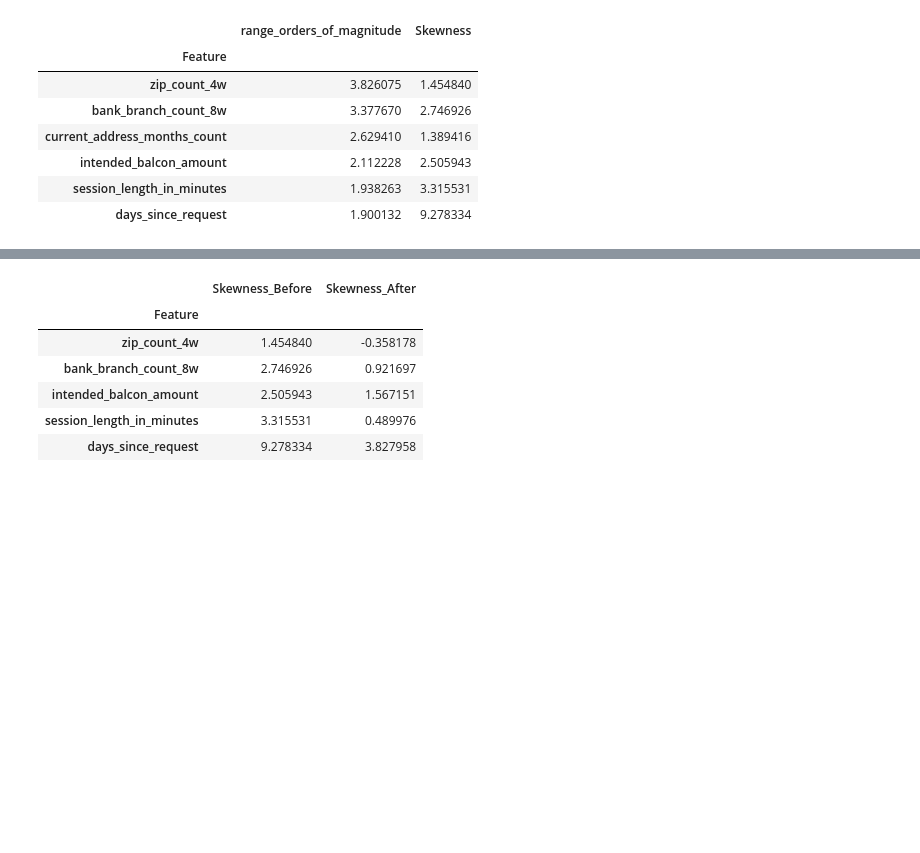
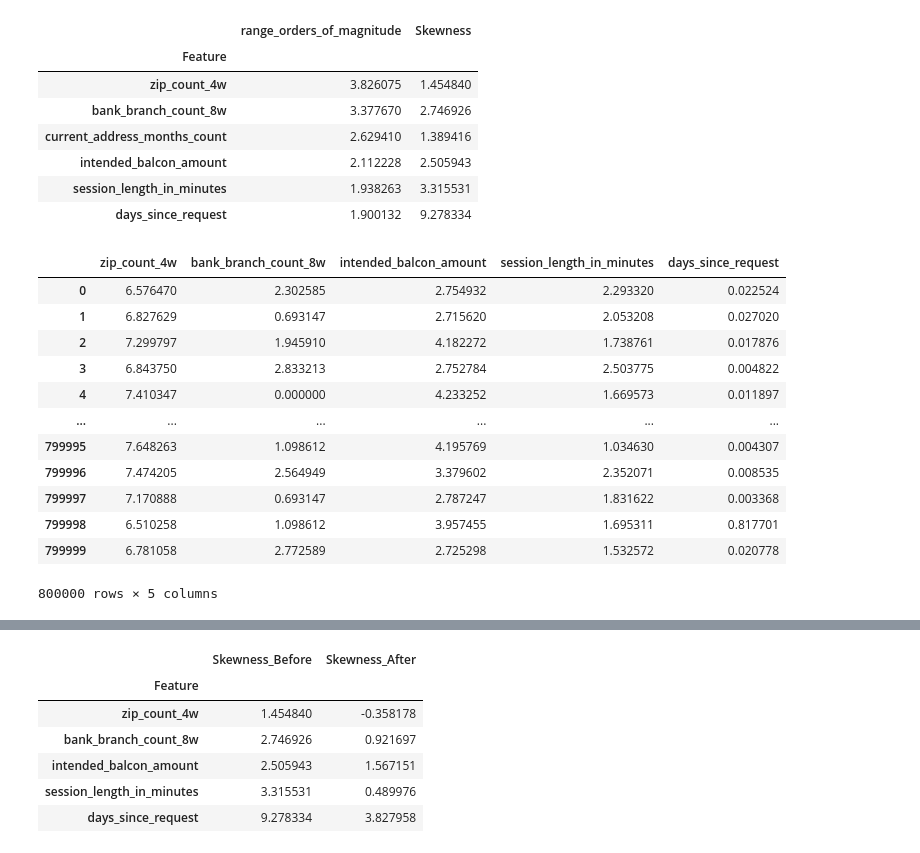
Before and after one commit to jonnywong288/bank-account-fraud, a Jupyter notebook: feature_engineering.ipynb, the cells around one changed output, grey strips where cells are left out. Saved outputs shown, nothing was run; the diff lists cells and outputs as text; code cells hidden in the pictures; blank space fills up the shorter version.

```diff
--- a/feature_engineering.ipynb
+++ b/feature_engineering.ipynb
@@ -194,10 +194,35 @@ for i in to_transform:
     else:
         feature_shifts[i] = 0
 
+# for edge case transformation of test set
+def transform_below_one(x, scale_factor=5):
+    return np.exp((x - 1) / scale_factor)
+
 # log transformations
 for i in to_transform:
     # on training set
     X_train[i] = np.log(X_train[i] + feature_shifts[i])
 
     # on test set using feature shifts defined by training set
-    X_test[i] = np.log(X_test[i] + feature_shifts[i])
+    if feature_shifts[i] == 0:
+        test_pre_log = list(map(lambda x: transform_below_one(x, 5) if x <= 0 else x, X_test[i]))
+    else:
+        test_pre_log = X_test[i] + feature_shifts[i]
+        test_pre_log = list(map(lambda x: transform_below_one(x, 5) if x < 1 else x, test_pre_log))
+    X_test[i] = np.log(test_pre_log)
+# %%
+X_train[to_transform]
+# %% [output]
+|  | zip_count_4w | bank_branch_count_8w | intended_balcon_amount | session_length_in_minutes | days_since_request |
+| 0 | 6.576470 | 2.302585 | 2.754932 | 2.293320 | 0.022524 |
+| 1 | 6.827629 | 0.693147 | 2.715620 | 2.053208 | 0.027020 |
+| 2 | 7.299797 | 1.945910 | 4.182272 | 1.738761 | 0.017876 |
+| 3 | 6.843750 | 2.833213 | 2.752784 | 2.503775 | 0.004822 |
+| 4 | 7.410347 | 0.000000 | 4.233252 | 1.669573 | 0.011897 |
+| ... | ... | ... | ... | ... | ... |
+| 799995 | 7.648263 | 1.098612 | 4.195769 | 1.034630 | 0.004307 |
+| 799996 | 7.474205 | 2.564949 | 3.379602 | 2.352071 | 0.008535 |
+| 799997 | 7.170888 | 0.693147 | 2.787247 | 1.831622 | 0.003368 |
+| 799998 | 6.510258 | 1.098612 | 3.957455 | 1.695311 | 0.817701 |
+| 799999 | 6.781058 | 2.772589 | 2.725298 | 1.532572 | 0.020778 |
+800000 rows × 5 columns
```
Also changed, not shown: parts of 3 cells of this notebook.
